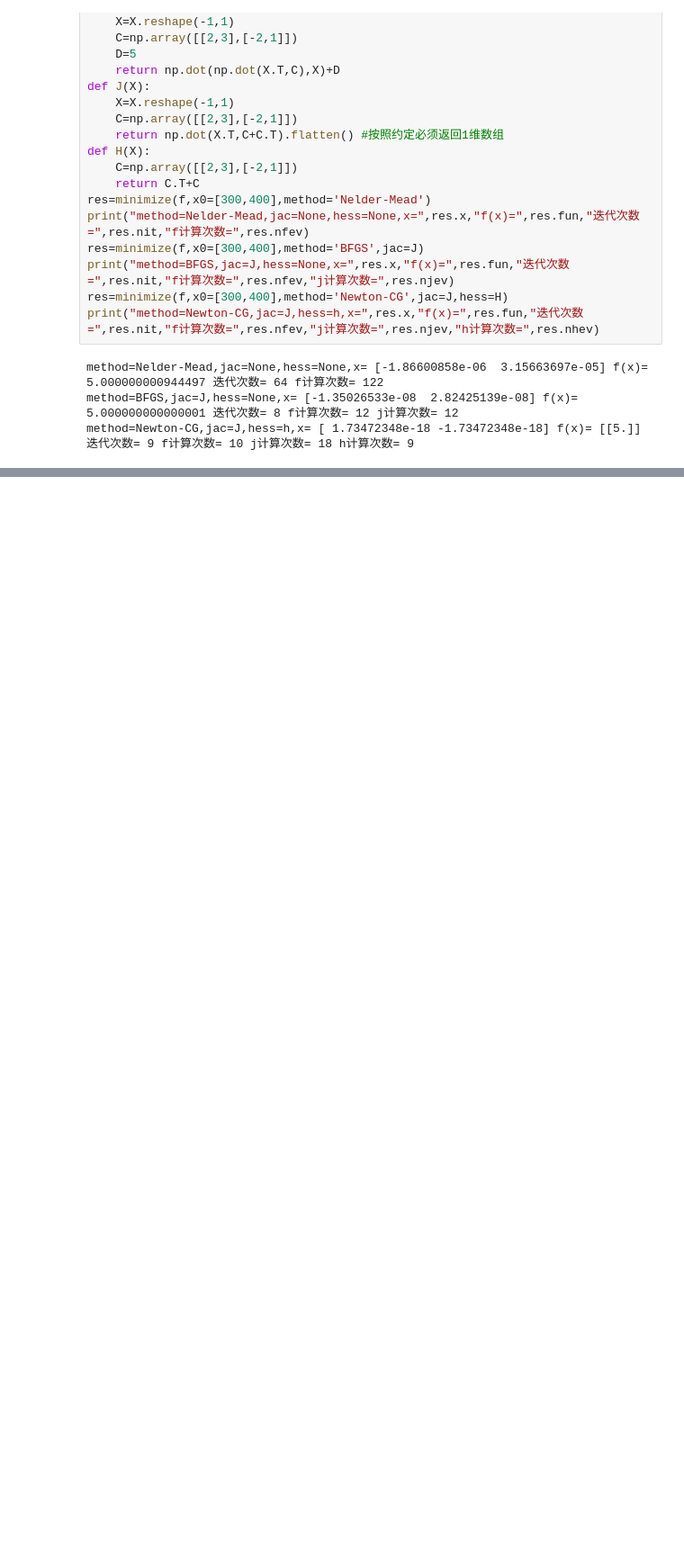
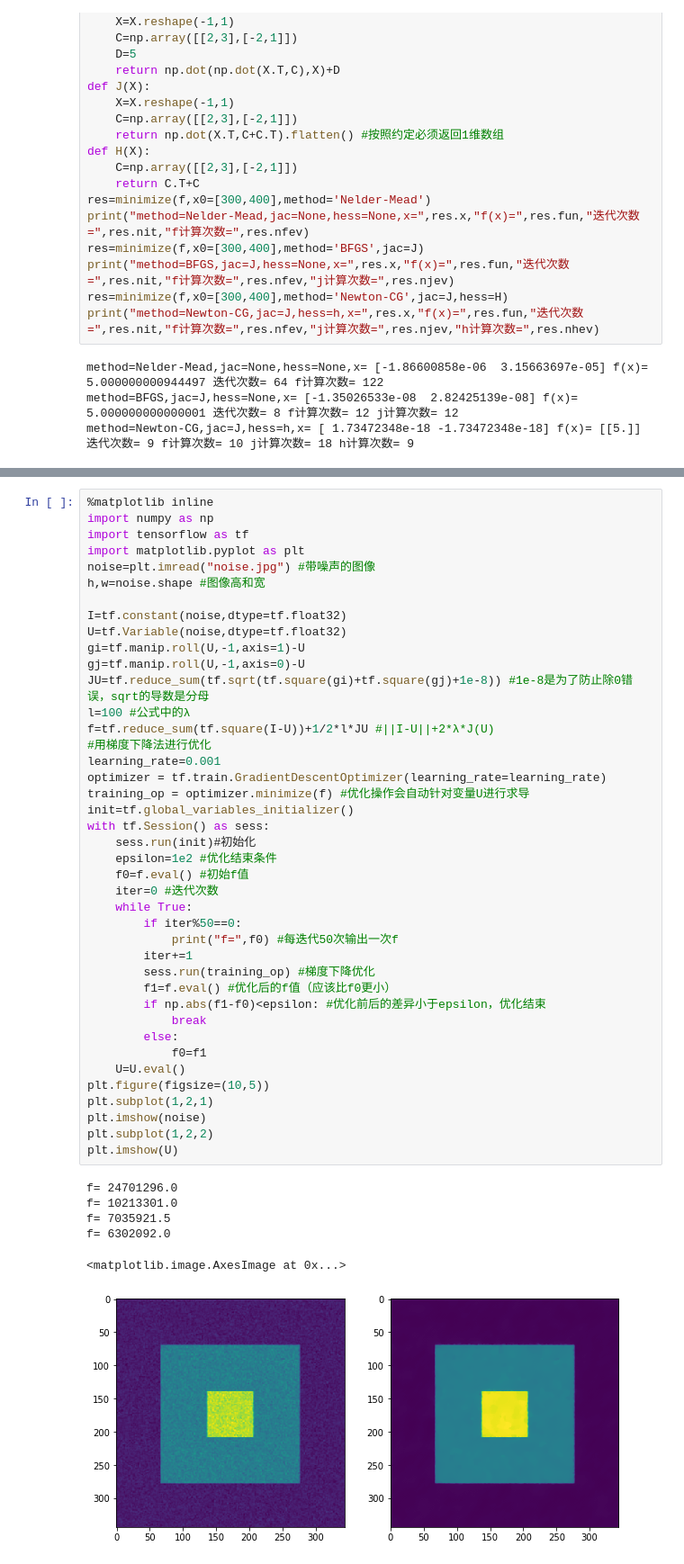
Before and after one commit to Wytres/Python-for-Data-Analysis, a Jupyter notebook: scipy/optimization.ipynb, the cells around one changed output, grey strips where cells are left out. Shown at 90% size. Saved outputs shown, nothing was run; the diff lists cells and outputs as text; blank space fills up the shorter version.

```diff
--- a/scipy/optimization.ipynb
+++ b/scipy/optimization.ipynb
@@ -510,0 +504,48 @@ while abs(x-g(x))>1e-5:
+# %%
+%matplotlib inline
+import numpy as np
+import tensorflow as tf
+import matplotlib.pyplot as plt
+noise=plt.imread("noise.jpg") #带噪声的图像
+h,w=noise.shape #图像高和宽
+
+I=tf.constant(noise,dtype=tf.float32)
+U=tf.Variable(noise,dtype=tf.float32)
+gi=tf.manip.roll(U,-1,axis=1)-U
+gj=tf.manip.roll(U,-1,axis=0)-U
+JU=tf.reduce_sum(tf.sqrt(tf.square(gi)+tf.square(gj)+1e-8)) #1e-8是为了防止除0错误，sqrt的导数是分母
+l=100 #公式中的λ
+f=tf.reduce_sum(tf.square(I-U))+1/2*l*JU #||I-U||+2*λ*J(U)
+#用梯度下降法进行优化
+learning_rate=0.001
+optimizer = tf.train.GradientDescentOptimizer(learning_rate=learning_rate)
+training_op = optimizer.minimize(f) #优化操作会自动针对变量U进行求导
+init=tf.global_variables_initializer()
+with tf.Session() as sess:
+    sess.run(init)#初始化
+    epsilon=1e2 #优化结束条件
+    f0=f.eval() #初始f值
+    iter=0 #迭代次数
+    while True:
+        if iter%50==0:
+            print("f=",f0) #每迭代50次输出一次f
+        iter+=1
+        sess.run(training_op) #梯度下降优化
+        f1=f.eval() #优化后的f值（应该比f0更小）
+        if np.abs(f1-f0)<epsilon: #优化前后的差异小于epsilon，优化结束
+            break
+        else:
+            f0=f1
+    U=U.eval()
+plt.figure(figsize=(10,5))
+plt.subplot(1,2,1)
+plt.imshow(noise)
+plt.subplot(1,2,2)
+plt.imshow(U)
+# %% [output]
+f= 24701296.0
+f= 10213301.0
+f= 7035921.5
+f= 6302092.0
+<matplotlib.image.AxesImage at 0x...>
+[figure, added]
```
Also changed, not shown: parts of 25 cells of this notebook.
